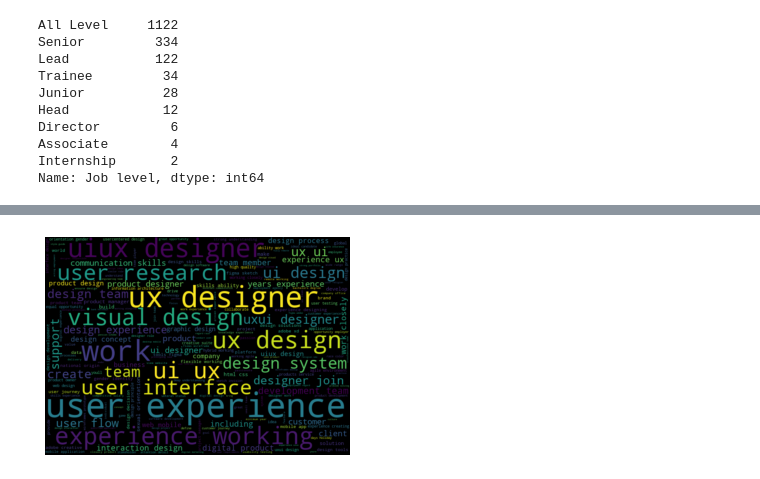
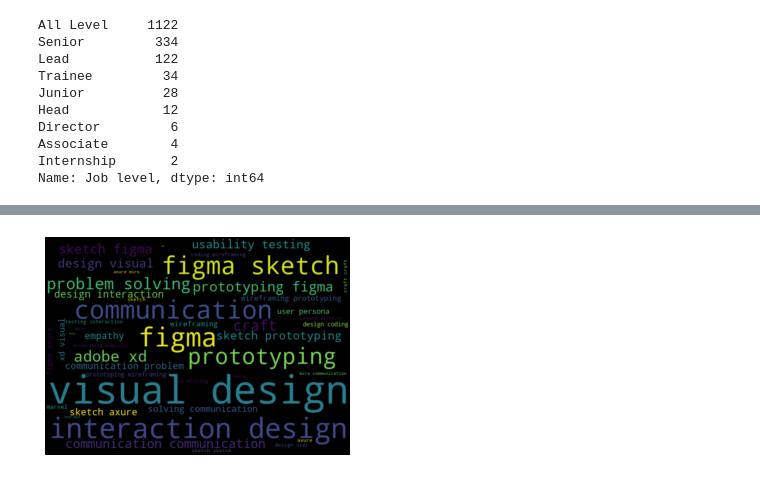
Before and after one commit to dekings44/ui_ux_job_analysis, a Jupyter notebook: main.ipynb, the cells around one changed output, grey strips where cells are left out. Cells and saved outputs as stored; diff of their text form; code cells hidden in the pictures.

Commit message:
successfully created skills column using regex

```diff
--- a/main.ipynb
+++ b/main.ipynb
@@ -393,5 +356,6 @@ def skill_list(data):
-# %%
-all_files['skill'] = all_files.apply( lambda x: skill_list(x['job_description'].split()),axis=1)
+# %%
+pattern = fr"({'|'.join(skills)})"
+all_files['Skills'] = all_files['job_description'].str.findall(pattern).str.join(', ')
 # %%
 all_files.head(10)
 # %% [output]
@@ -407,11 +371,10 @@ all_files.head(10)
 | 8 | Senior UI/UX Digital Product Desi... | Spotlight Sports Group | Bristol, UK | via Sports Tech Jobs | Senior Digital Product Designer\n... | Full-time | ui ux designer | Bristol | ... |
 | 9 | UI/UX Designer | Talent Cluster Ltd | Bristol, UK | via LinkedIn | UX/UI Designer Your role will be ... | Full-time | ui ux designer | Bristol | ... |
 # %%
-joblevels = ["Internship", "Entry level", "Associate", "Mid-Senior level", "Director", "Executive", "Senior", "Trainee", "Lead", "Junior", "Head", "company_name", "schedule_type", "search_term", "via", "description", "job", "title", "level", "location", "search_location", "job_description"]
-alltexts = ' '.join([word for word in all_files['job_description']])
-wordcloud = WordCloud(width = 700, height = 500, random_state = 21, max_font_size = 120, stopwords = joblevels).generate(alltexts)
+alltexts = ' '.join([word for word in all_files['Skills']])
+wordcloud = WordCloud(width = 700, height = 500, random_state = 21, max_font_size = 200).generate(alltexts)
 plt.imshow(wordcloud, interpolation = 'bilinear')
 plt.axis('off')
 plt.show()
 # %% [output]
-[figure, old version]
+[figure, new version]
```
Also changed, not shown: parts of 5 cells of this notebook.
